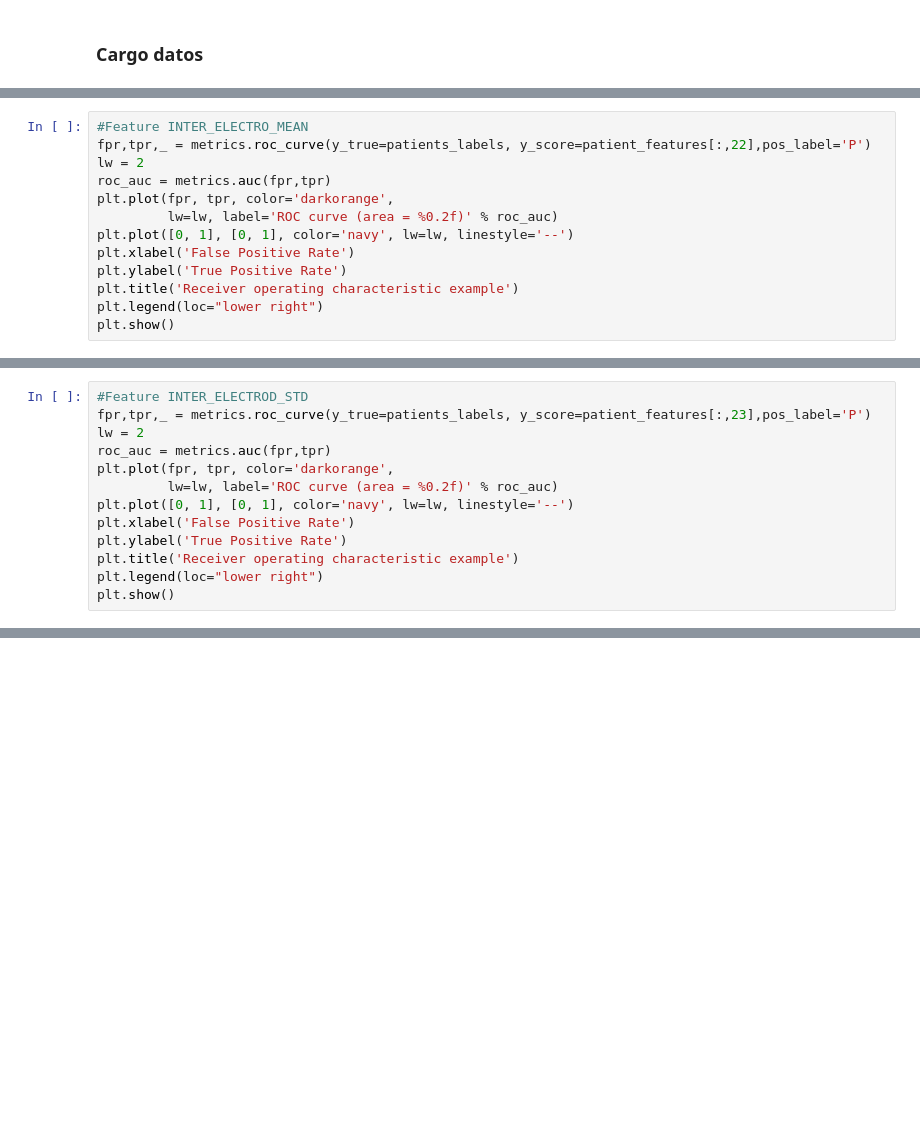
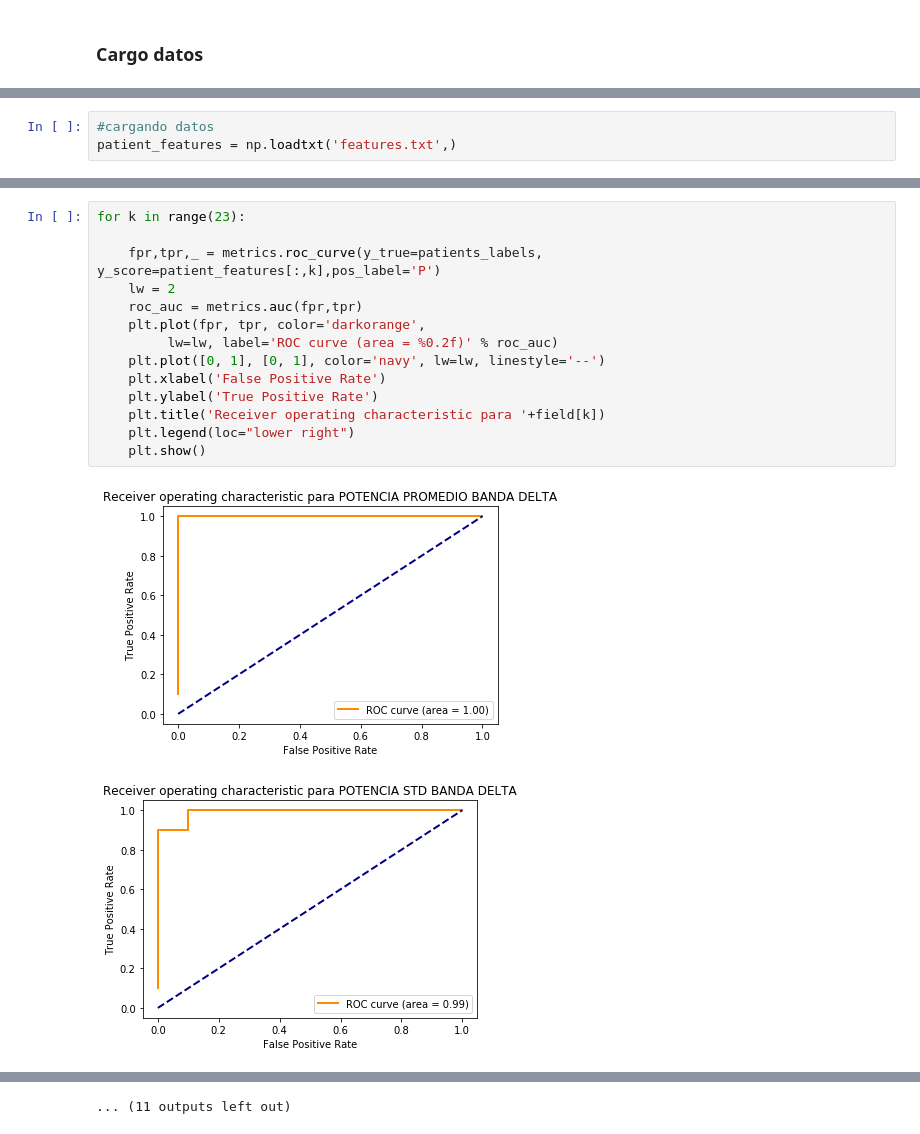
Before and after one commit to abg101/datascience, a Jupyter notebook: tp3/TP3-DataScience.ipynb, the cells around one changed output, grey strips where cells are left out. Drawn from its saved outputs; the diff is of its cells as text; blank space fills up the shorter version.

```diff
--- a/tp3/TP3-DataScience.ipynb
+++ b/tp3/TP3-DataScience.ipynb
@@ -514,13 +236,0 @@ plt.show()
-# %%
-#Feature INTER_ELECTRO_MEAN
-fpr,tpr,_ = metrics.roc_curve(y_true=patients_labels, y_score=patient_features[:,22],pos_label='P')
-lw = 2
-roc_auc = metrics.auc(fpr,tpr)
-plt.plot(fpr, tpr, color='darkorange',
-         lw=lw, label='ROC curve (area = %0.2f)' % roc_auc)
-plt.plot([0, 1], [0, 1], color='navy', lw=lw, linestyle='--')
-plt.xlabel('False Positive Rate')
-plt.ylabel('True Positive Rate')
-plt.title('Receiver operating characteristic example')
-plt.legend(loc="lower right")
-plt.show()
@@ -529,13 +236,0 @@ plt.show()
-# %%
-#Feature INTER_ELECTROD_STD
-fpr,tpr,_ = metrics.roc_curve(y_true=patients_labels, y_score=patient_features[:,23],pos_label='P')
-lw = 2
-roc_auc = metrics.auc(fpr,tpr)
-plt.plot(fpr, tpr, color='darkorange',
-         lw=lw, label='ROC curve (area = %0.2f)' % roc_auc)
-plt.plot([0, 1], [0, 1], color='navy', lw=lw, linestyle='--')
-plt.xlabel('False Positive Rate')
-plt.ylabel('True Positive Rate')
-plt.title('Receiver operating characteristic example')
-plt.legend(loc="lower right")
-plt.show()
@@ -566,0 +237,3 @@ array(['P', 'P', 'P', 'P', 'P', 'P', 'P', 'P', 'P', 'P', 'S', 'S', 'S',
+# %%
+#cargando datos
+patient_features = np.loadtxt('features.txt',)
@@ -566,0 +253,17 @@ array(['P', 'P', 'P', 'P', 'P', 'P', 'P', 'P', 'P', 'P', 'S', 'S', 'S',
+# %%
+for k in range(23):
+
+    fpr,tpr,_ = metrics.roc_curve(y_true=patients_labels, y_score=patient_features[:,k],pos_label='P')
+    lw = 2
+    roc_auc = metrics.auc(fpr,tpr)
+    plt.plot(fpr, tpr, color='darkorange',
+         lw=lw, label='ROC curve (area = %0.2f)' % roc_auc)
+    plt.plot([0, 1], [0, 1], color='navy', lw=lw, linestyle='--')
+    plt.xlabel('False Positive Rate')
+    plt.ylabel('True Positive Rate')
+    plt.title('Receiver operating characteristic para '+field[k])
+    plt.legend(loc="lower right")
+    plt.show()
+# %% [output]
+[figure, added]
+[figure, added]
@@ -566,0 +280 @@ array(['P', 'P', 'P', 'P', 'P', 'P', 'P', 'P', 'P', 'P', 'S', 'S', 'S',
+... (11 outputs left out)
```
Also changed, not shown: parts of 51 cells of this notebook.
